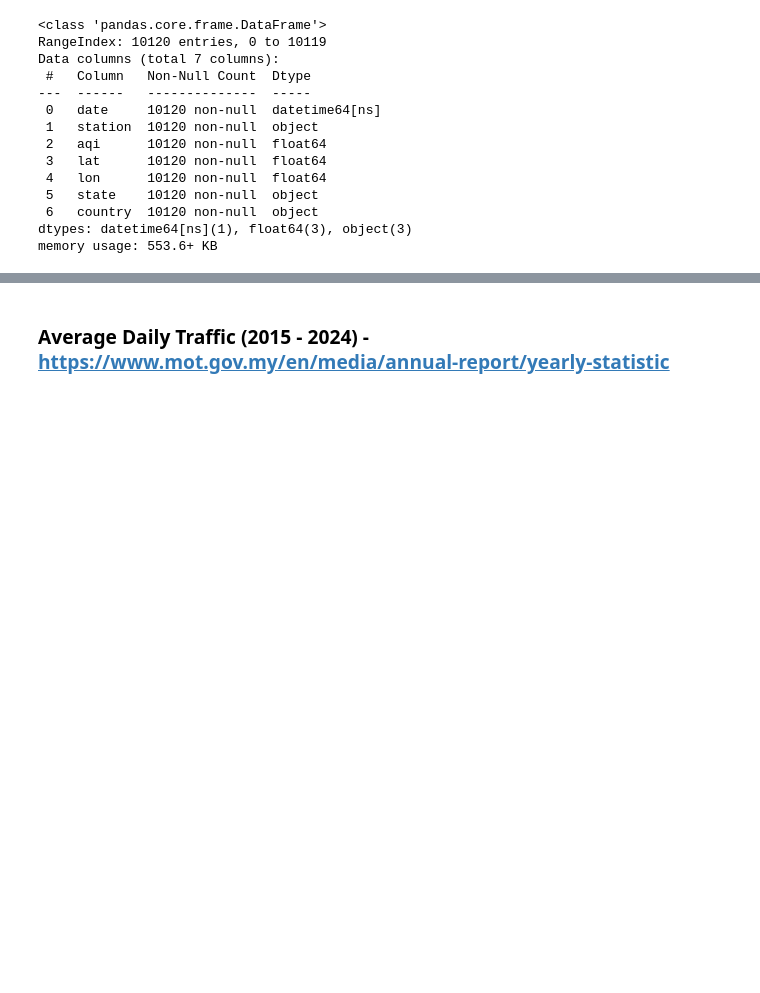
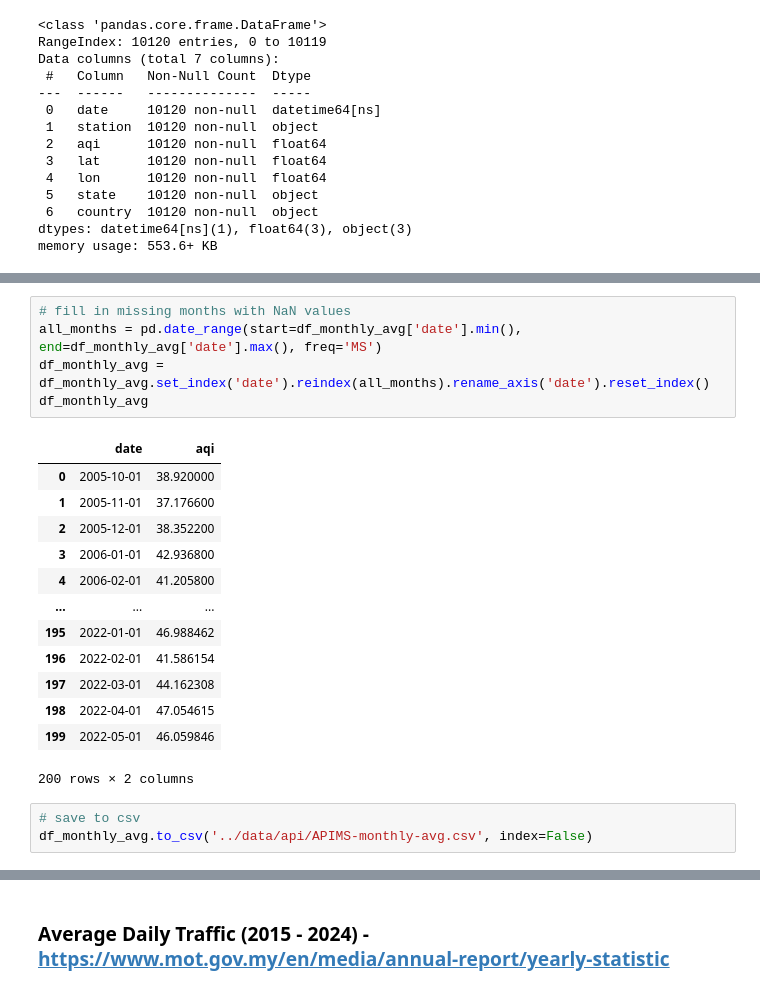
Before and after one commit to NotHLee/FIT3179_A2, a Jupyter notebook: data/cleaning.ipynb, the cells around one changed output, grey strips where cells are left out. Saved outputs shown, nothing was run; the diff lists cells and outputs as text; blank space fills up the shorter version.

```diff
--- a/data/cleaning.ipynb
+++ b/data/cleaning.ipynb
@@ -423,0 +476,22 @@ df_monthly.to_csv('../data/api/APIMS-monthly.csv', index=False)
+# %%
+# fill in missing months with NaN values
+all_months = pd.date_range(start=df_monthly_avg['date'].min(), end=df_monthly_avg['date'].max(), freq='MS')
+df_monthly_avg = df_monthly_avg.set_index('date').reindex(all_months).rename_axis('date').reset_index()
+df_monthly_avg
+# %% [output]
+|  | date | aqi |
+| 0 | 2005-10-01 | 38.920000 |
+| 1 | 2005-11-01 | 37.176600 |
+| 2 | 2005-12-01 | 38.352200 |
+| 3 | 2006-01-01 | 42.936800 |
+| 4 | 2006-02-01 | 41.205800 |
+| ... | ... | ... |
+| 195 | 2022-01-01 | 46.988462 |
+| 196 | 2022-02-01 | 41.586154 |
+| 197 | 2022-03-01 | 44.162308 |
+| 198 | 2022-04-01 | 47.054615 |
+| 199 | 2022-05-01 | 46.059846 |
+200 rows × 2 columns
+# %%
+# save to csv
+df_monthly_avg.to_csv('../data/api/APIMS-monthly-avg.csv', index=False)
```
Also changed, not shown: parts of 7 cells of this notebook, 9 other files.
